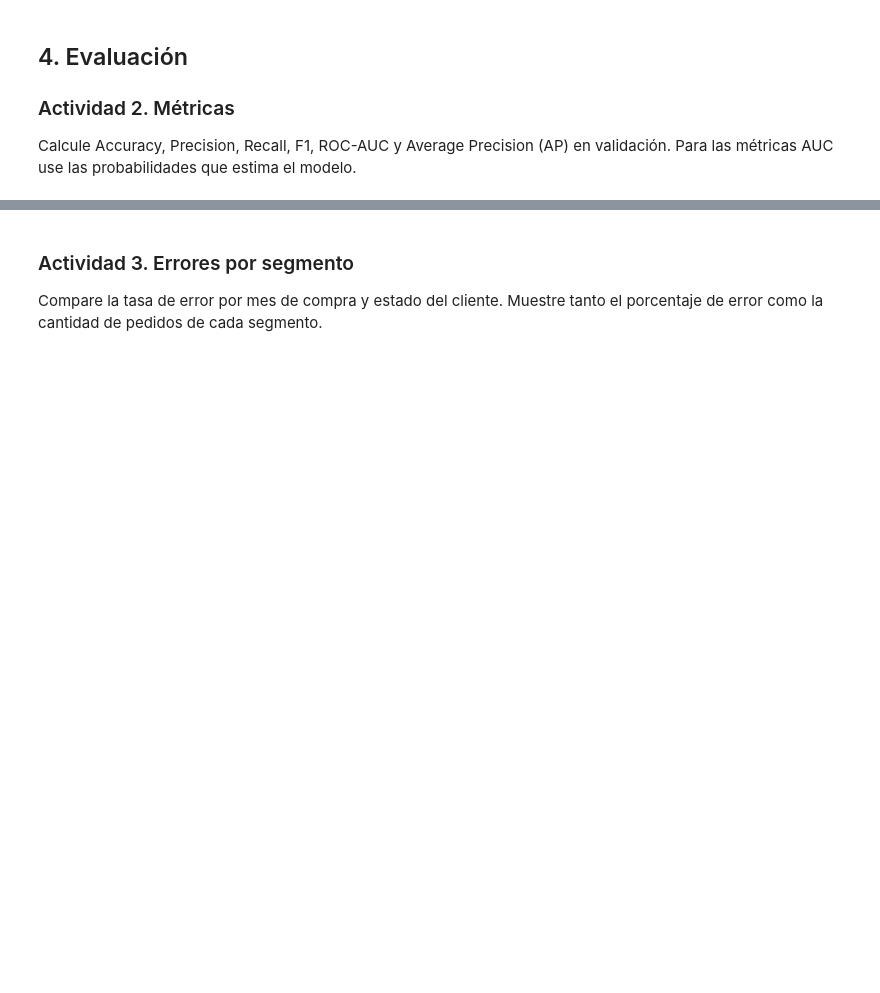
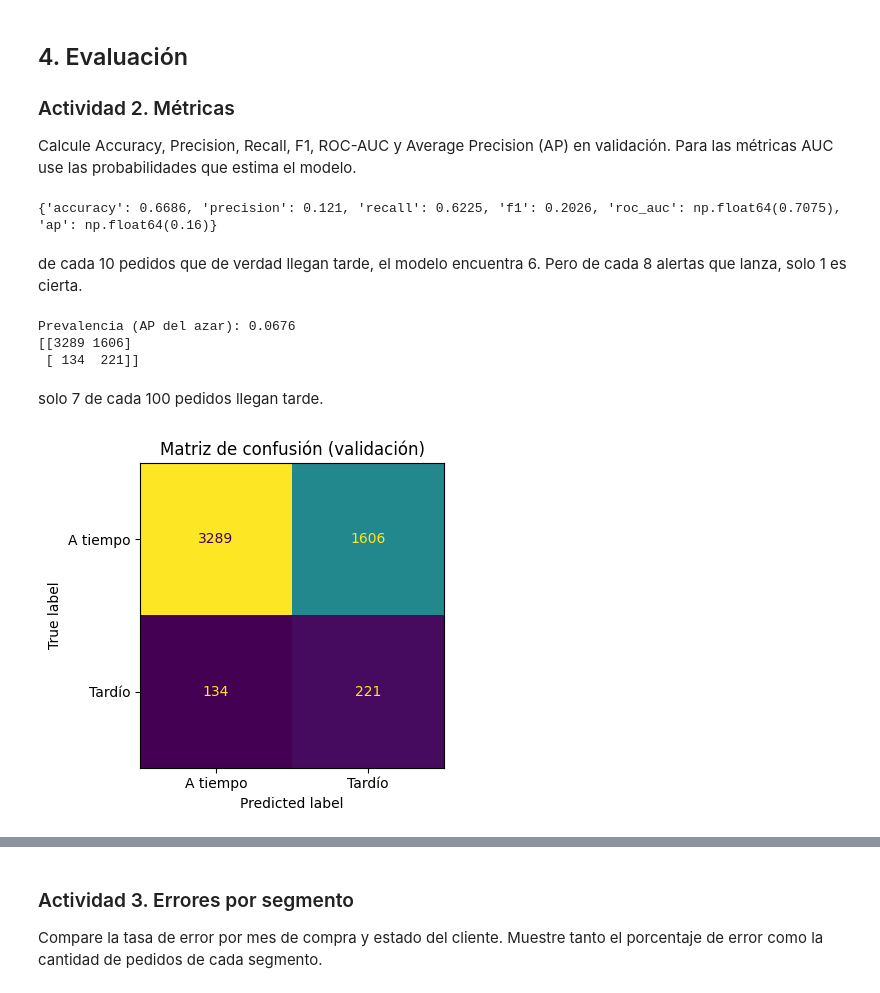
Before and after one commit to CamilaAg-05/Data_Analytics_3-Camila_Aguado, a Jupyter notebook: notebooks/S12_ML_Challenge.ipynb, the cells around one changed output, grey strips where cells are left out. Drawn from its saved outputs; the diff is of its cells as text; code cells hidden in the pictures; blank space fills up the shorter version.

```diff
--- a/notebooks/S12_ML_Challenge.ipynb
+++ b/notebooks/S12_ML_Challenge.ipynb
@@ -286,0 +373,43 @@ medidas = {
+# %%
+# TODO 2. Calcule las métricas y muestre la matriz de confusión.
+
+# Probabilidad estimada de entrega tardía por pedido; insumo de ROC-AUC y AP.
+proba = modelo.predict_proba(X_valid)[:, 1]
+
+medidas = {
+    'accuracy':  accuracy_score(y_valid, pred),
+    'precision': precision_score(y_valid, pred, zero_division=0),
+    'recall':    recall_score(y_valid, pred),
+    'f1':        f1_score(y_valid, pred, zero_division=0),
+    'roc_auc':   roc_auc_score(y_valid, proba),   # calculado con probabilidades
+    'ap':        average_precision_score(y_valid, proba),
+}
+print({k: round(v, 4) for k, v in medidas.items()})
+# %% [output]
+{'accuracy': 0.6686, 'precision': 0.121, 'recall': 0.6225, 'f1': 0.2026, 'roc_auc': np.float64(0.7075), 'ap': np.float64(0.16)}
+# %% [markdown]
+de cada 10 pedidos que de verdad llegan tarde, el modelo encuentra 6. Pero de cada 8 alertas que lanza, solo 1 es cierta.
+# %%
+# Prevalencia en validación: valor de AP de un clasificador aleatorio (referencia).
+print('Prevalencia (AP del azar):', round(y_valid.mean(), 4))
+
+# Matriz de confusión: [[TN, FP], [FN, TP]]
+print(confusion_matrix(y_valid, pred))
+# %% [output]
+Prevalencia (AP del azar): 0.0676
+[[3289 1606]
+ [ 134  221]]
+# %% [markdown]
+solo 7 de cada 100 pedidos llegan tarde.
+# %%
+import matplotlib.pyplot as plt
+from sklearn.metrics import ConfusionMatrixDisplay
+
+# Matriz de confusión del modelo elegido (class_weight='balanced')
+fig, ax = plt.subplots(figsize=(5, 4))
+ConfusionMatrixDisplay.from_predictions(
+    y_valid, pred, ax=ax, colorbar=False, display_labels=['A tiempo', 'Tardío'])
+ax.set_title('Matriz de confusión (validación)')
+plt.tight_layout(); plt.show()
+# %% [output]
+[figure, added]
```
Also changed, not shown: parts of 24 cells of this notebook.
